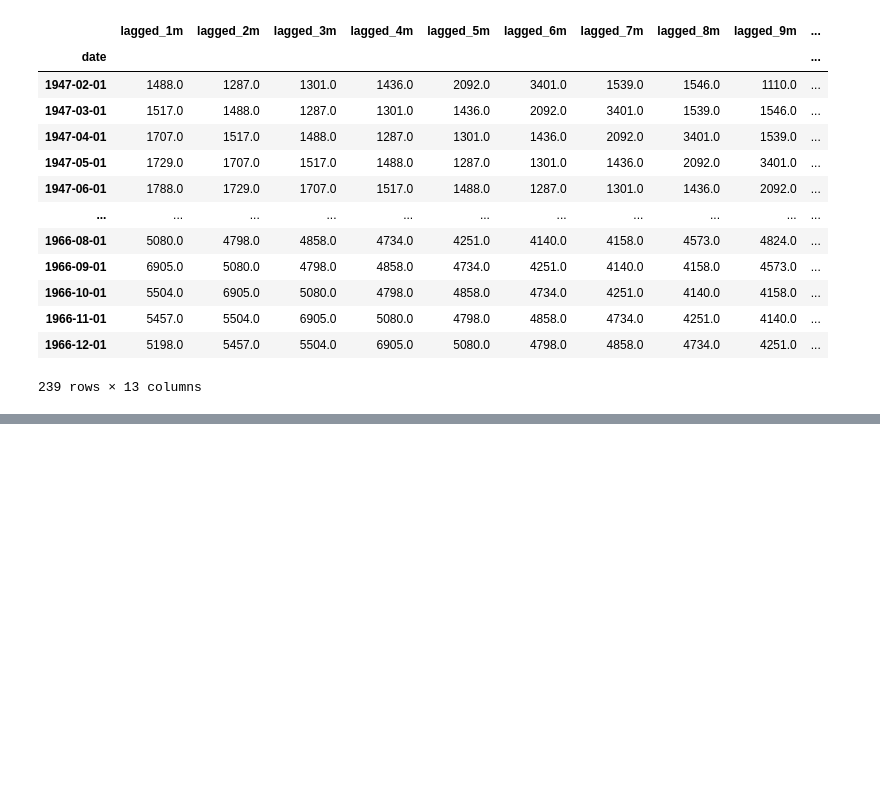
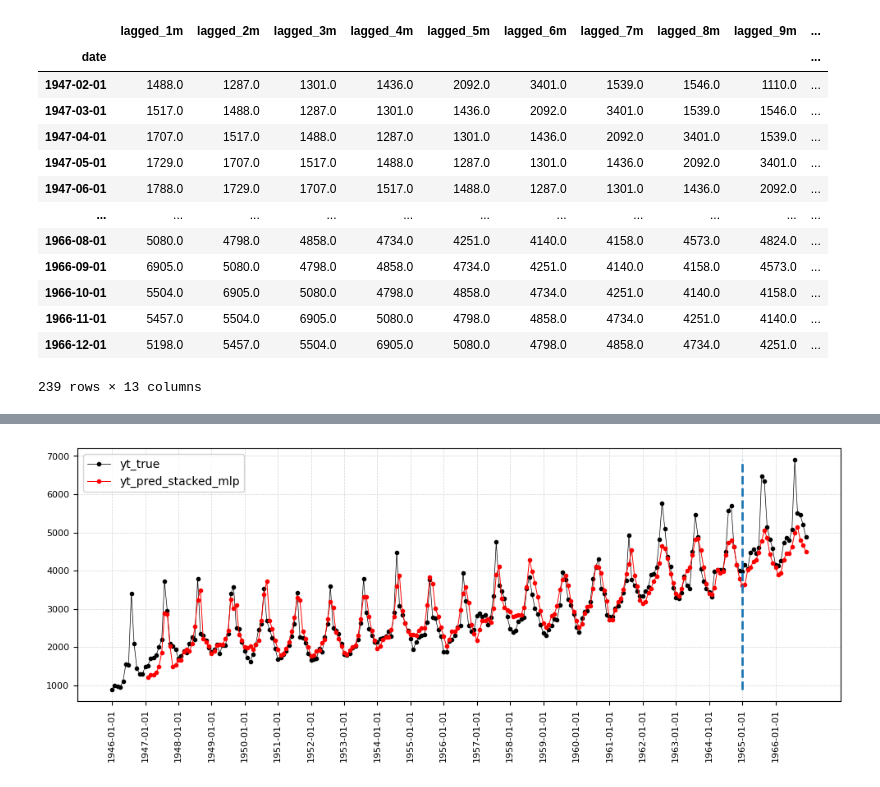
Before and after one commit to 2025-2-predictiva/PRE-13-prediccion-basica-series-de-tiempo-imlargo, a Jupyter notebook: homework/homework_6.ipynb, the cells around one changed output, grey strips where cells are left out. Saved outputs shown, nothing was run; the diff lists cells and outputs as text; code cells hidden in the pictures; blank space fills up the shorter version.

```diff
--- a/homework/homework_6.ipynb
+++ b/homework/homework_6.ipynb
@@ -155,3 +155,27 @@ X_complete_stacked
 | 1966-11-01 | 5457.0 | 5504.0 | 6905.0 | 5080.0 | 4798.0 | 4858.0 | 4734.0 | 4251.0 | 4140.0 | ... |
 | 1966-12-01 | 5198.0 | 5457.0 | 5504.0 | 6905.0 | 5080.0 | 4798.0 | 4858.0 | 4734.0 | 4251.0 | ... |
 239 rows × 13 columns
+# %%
+
+# Entrenamiento y pronostico del Modelo 1
+#
+hidden = 8
+
+pipeline_1 = make_pipeline_from_model(
+    model=MLPRegressor(
+        hidden_layer_sizes=(hidden,),
+        activation="logistic",
+        learning_rate="adaptive",
+        momentum=0.01,
+        learning_rate_init=0.2,
+        max_iter=10000,
+        random_state=12345,
+    )
+)
+
+pipeline_1.fit(X_train_stacked, y_train)
+
+
+df_dropna[f"yt_pred_stacked_mlp"] = pipeline_1.predict(X_complete_stacked)
+
+df_dropna
@@ -157,0 +197,9 @@ X_complete_stacked
+# %%
+#
+# Gráfica de los pronósticos
+#
+df_orig.loc[df_dropna.index, f"yt_pred_stacked_mlp"] = df_dropna[f"yt_pred_stacked_mlp"]
+
+functions.plot_time_series(df=df_orig, yt_col="yt_true")
+# %% [output]
+[figure, added]
```
Also changed, not shown: parts of 4 cells of this notebook, 3 other files.
